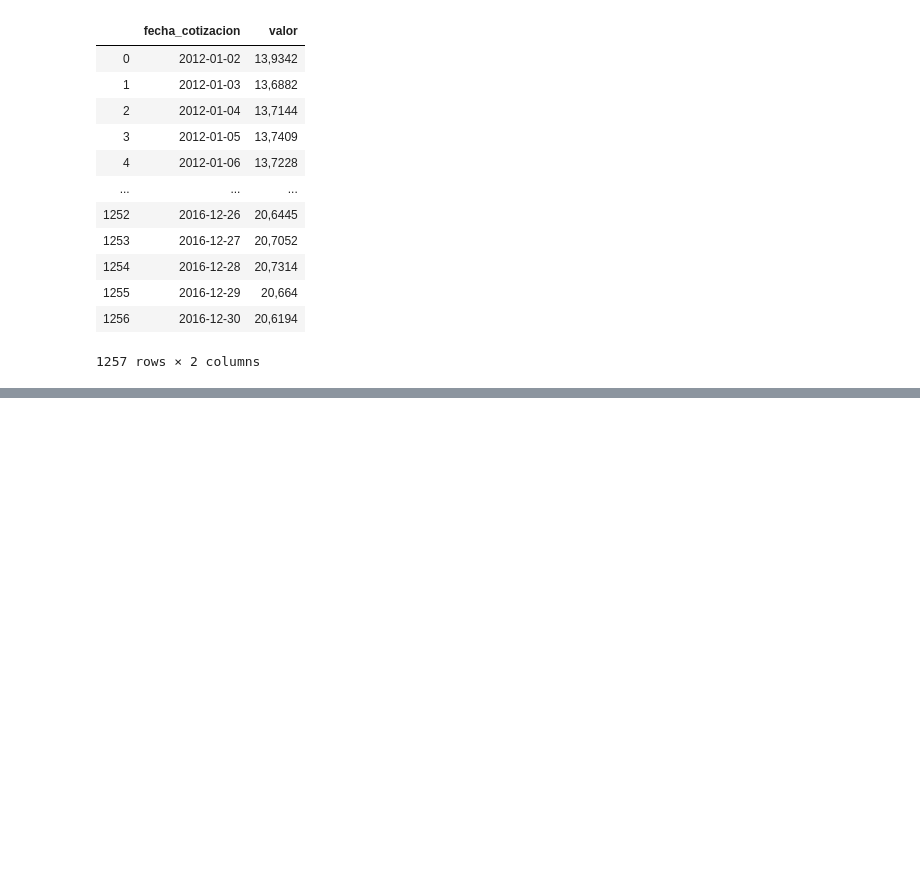
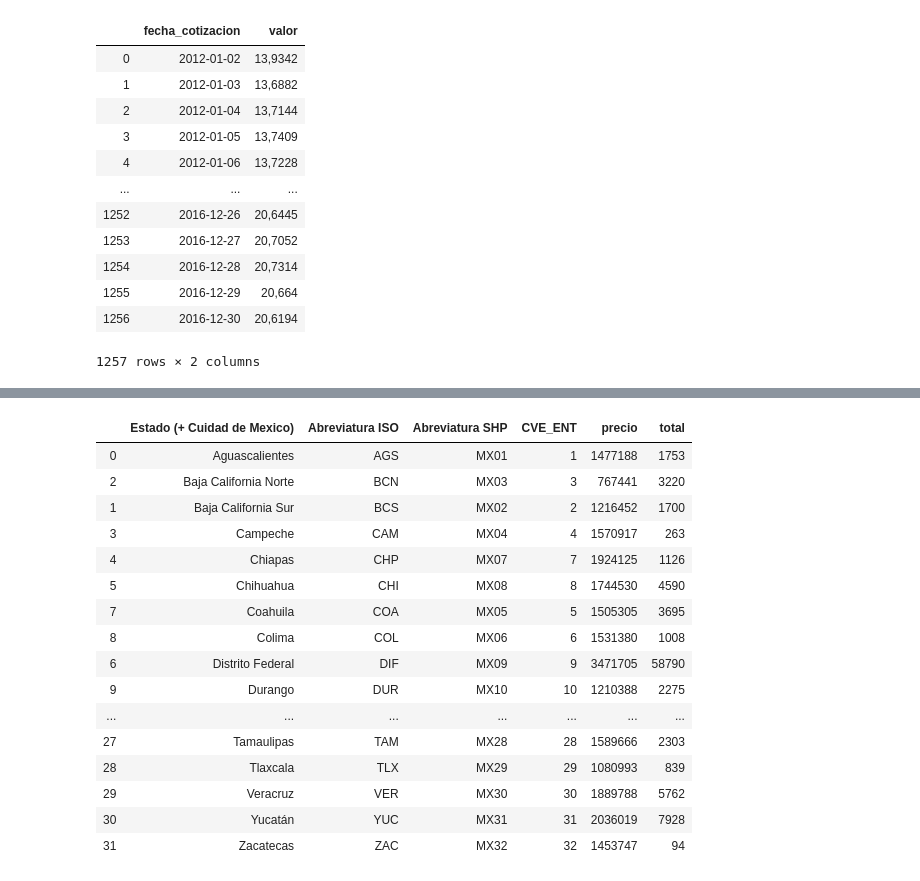
Before and after one commit to cessar5/7506_20192C, a Jupyter notebook: tp1.ipynb, the cells around one changed output, grey strips where cells are left out. Cells and saved outputs as stored; diff of their text form; code cells hidden in the pictures; blank space fills up the shorter version.

```diff
--- a/tp1.ipynb
+++ b/tp1.ipynb
@@ -1687,0 +1735,21 @@ KeyError: 'fecha'
+# %%
+dfCodMexIso_mapa = dfCodMexIso.merge(dfPrecioPromedio,left_on="Estado (+ Cuidad de Mexico)",right_on='provincia')
+dfCodMexIso_mapa.sort_values(by='Estado (+ Cuidad de Mexico)' , ascending=True)
+# %% [output]
+|  | Estado (+ Cuidad de Mexico) | Abreviatura ISO | Abreviatura SHP | CVE_ENT | precio | total |
+| 0 | Aguascalientes | AGS | MX01 | 1 | 1477188 | 1753 |
+| 2 | Baja California Norte | BCN | MX03 | 3 | 767441 | 3220 |
+| 1 | Baja California Sur | BCS | MX02 | 2 | 1216452 | 1700 |
+| 3 | Campeche | CAM | MX04 | 4 | 1570917 | 263 |
+| 4 | Chiapas | CHP | MX07 | 7 | 1924125 | 1126 |
+| 5 | Chihuahua | CHI | MX08 | 8 | 1744530 | 4590 |
+| 7 | Coahuila | COA | MX05 | 5 | 1505305 | 3695 |
+| 8 | Colima | COL | MX06 | 6 | 1531380 | 1008 |
+| 6 | Distrito Federal | DIF | MX09 | 9 | 3471705 | 58790 |
+| 9 | Durango | DUR | MX10 | 10 | 1210388 | 2275 |
+| ... | ... | ... | ... | ... | ... | ... |
+| 27 | Tamaulipas | TAM | MX28 | 28 | 1589666 | 2303 |
+| 28 | Tlaxcala | TLX | MX29 | 29 | 1080993 | 839 |
+| 29 | Veracruz | VER | MX30 | 30 | 1889788 | 5762 |
+| 30 | Yucatán | YUC | MX31 | 31 | 2036019 | 7928 |
+| 31 | Zacatecas | ZAC | MX32 | 32 | 1453747 | 94 |
```
Also changed, not shown: parts of 7 cells of this notebook.
